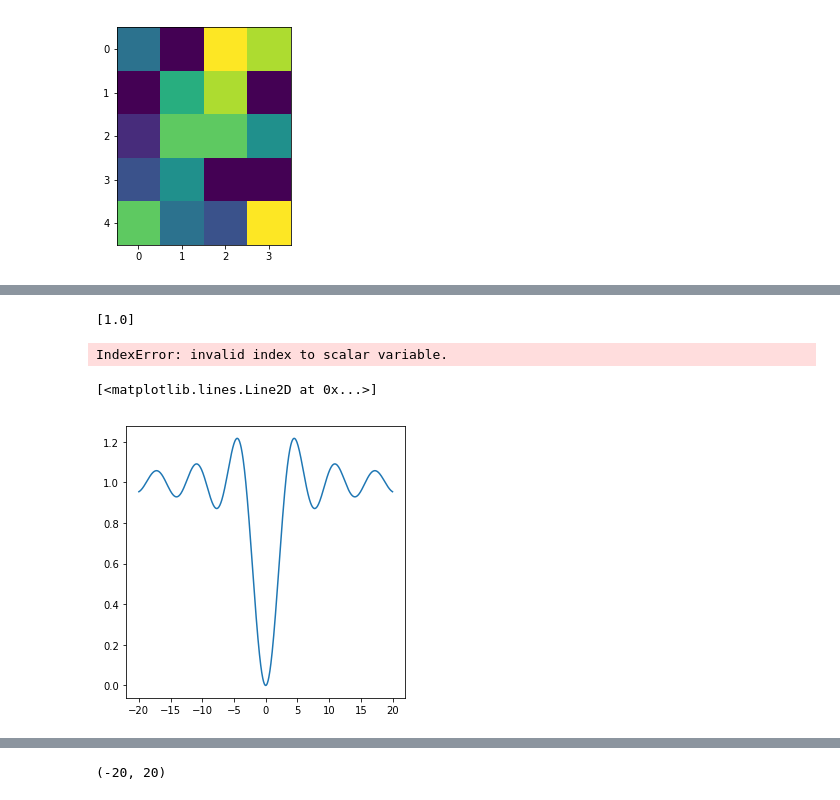
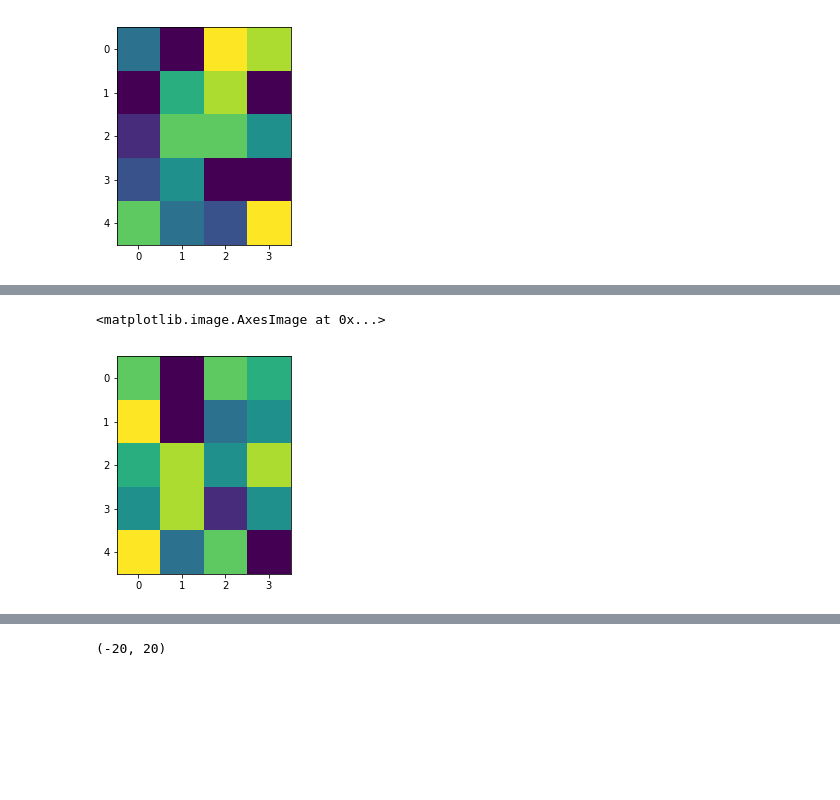
Before and after one commit to bparment1/spatial_optimization_and_suitability, a Jupyter notebook: optimization_suitability_example.ipynb, the cells around one changed output, grey strips where cells are left out. Saved outputs shown, nothing was run; the diff lists cells and outputs as text; code cells hidden in the pictures; blank space fills up the shorter version.

Commit message:
generating array images for the suitability land cover types

```diff
--- a/optimization_suitability_example.ipynb
+++ b/optimization_suitability_example.ipynb
@@ -135,4 +107,0 @@ ret
-# %%
-x0
-# %% [output]
-[1.0]
@@ -147,28 +108,15 @@ def func2d(x):
-# %%
-x = np.arange(0.0, 1, 0.01)
-fun_2d = np.vectorize(func2d)
-z=fun_2d(x)
-plt.imshow (x, z, 'bo', x, z, 'k')
-plt.show()
-
-#https://ipython-books.github.io/92-minimizing-a-mathematical-function/
-# %% [output]
-IndexError: invalid index to scalar variable.
-# %%
-import numpy as np
-import scipy as sp
-import scipy.optimize as opt
-import matplotlib.pyplot as plt
-
-#https://ipython-books.github.io/92-minimizing-a-mathematical-function/
-
-def f(x):
-    return 1 - np.sin(x) / x
-
-x = np.linspace(-20., 20., 1000)
-y = f(x)
-fig, ax = plt.subplots(1, 1, figsize=(5, 5))
-ax.plot(x, y)
-# %% [output]
-[<matplotlib.lines.Line2D at 0x...>]
-[figure, removed]
+# %%
+### Now generate second factor: Map slope
+
+f2 = [6,0,6,5,
+     8,0,3,4,
+     5,7,4,7,
+     4,7,1,4,
+     8,3,6,0]
+f2 = np.asarray(f2)
+
+r_s = f2.reshape((5,4))         # slope map
+plt.imshow (r_s)
+# %% [output]
+<matplotlib.image.AxesImage at 0x...>
+[figure, added]
```
Also changed, not shown: parts of 12 cells of this notebook.
